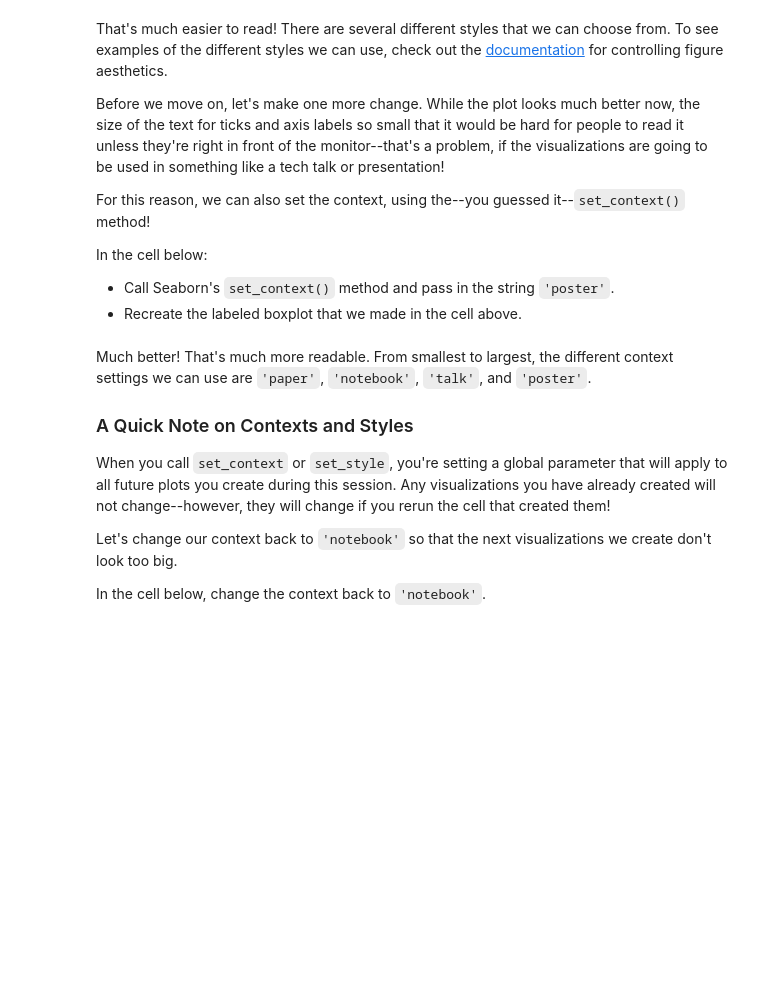
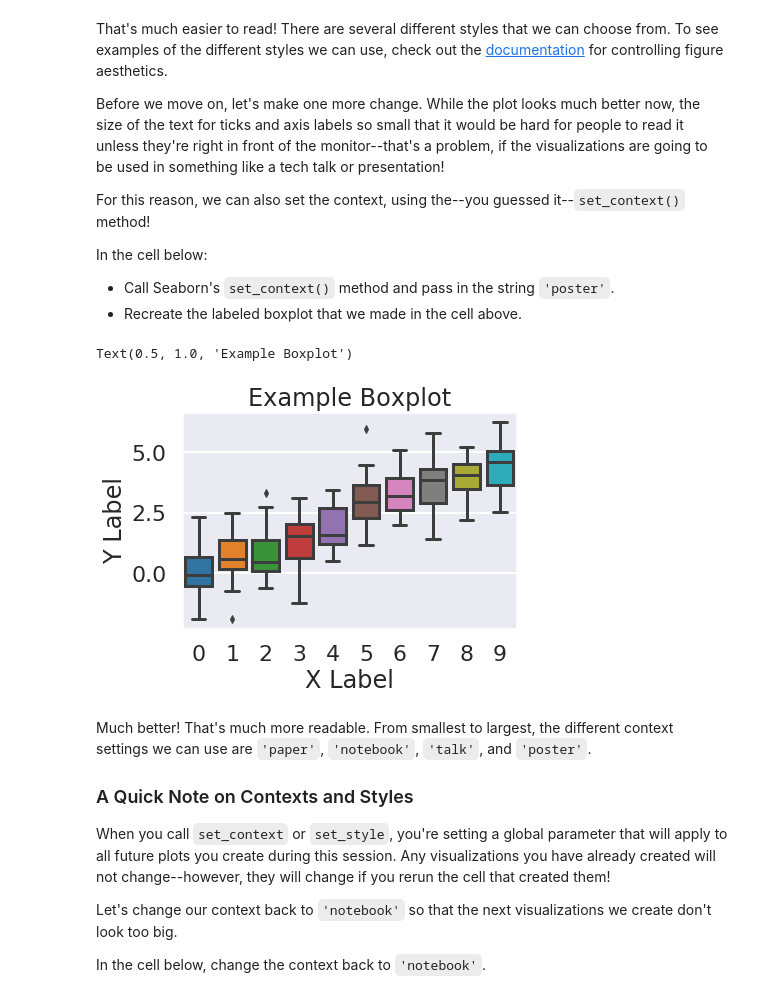
Before and after one commit to hlevymyers/dsc-seaborn-lab-dc-ds-career-042219, a Jupyter notebook: index.ipynb, the cells around one changed output. Saved outputs shown, nothing was run; the diff lists cells and outputs as text; code cells hidden in the pictures; blank space fills up the shorter version.

```diff
--- a/index.ipynb
+++ b/index.ipynb
@@ -109,3 +106,13 @@ sns.set_style('darkgrid')
+# %%
+sns.set_context('poster')
+sns.set_style('darkgrid')
+boxplot = sns.boxplot(data = data)
+boxplot.set_xlabel('X Label')
+boxplot.set_ylabel('Y Label')
+boxplot.set_title('Example Boxplot')
+# %% [output]
+Text(0.5, 1.0, 'Example Boxplot')
+[figure, added]
 # %% [markdown]
 Much better! That's much more readable. From smallest to largest, the different context settings we can use are `'paper'`, `'notebook'`, `'talk'`, and `'poster'`.
 
```
Also changed, not shown: parts of 1 cell of this notebook.
